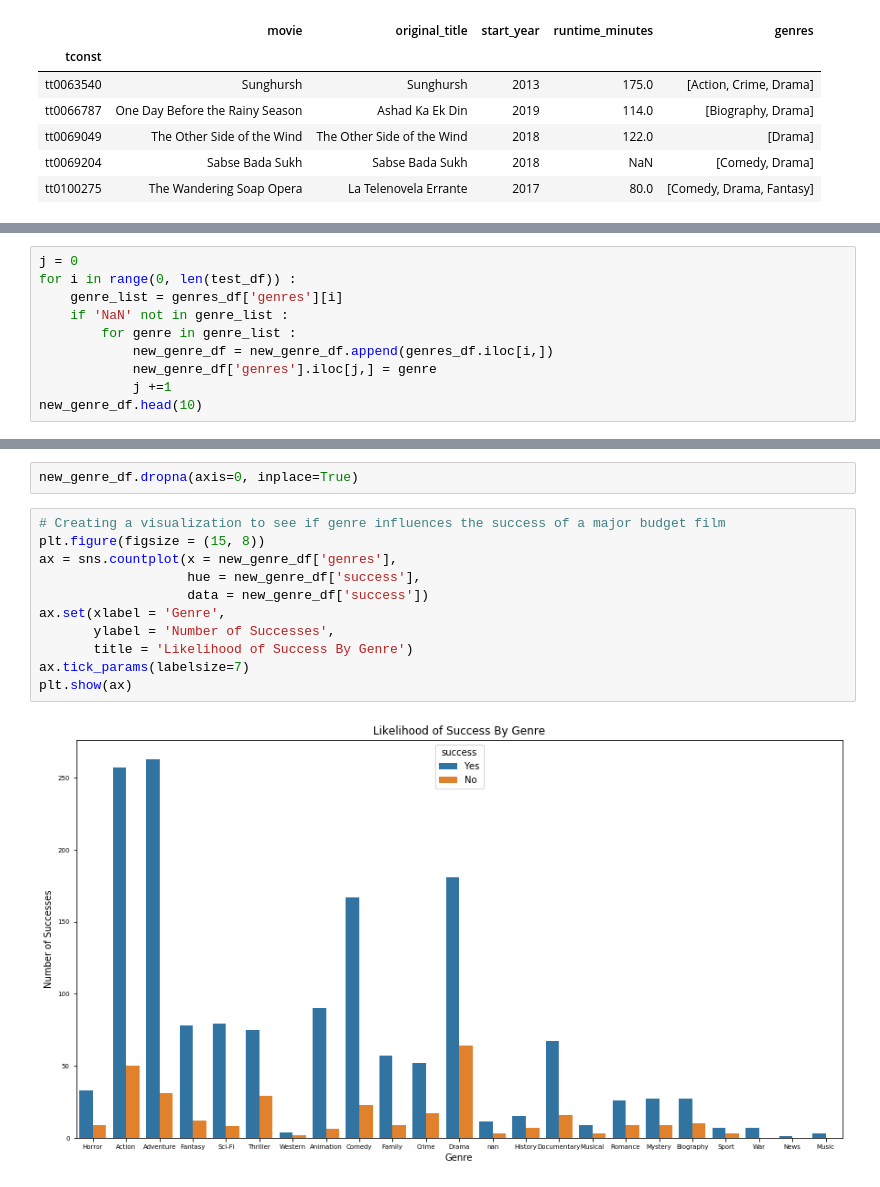
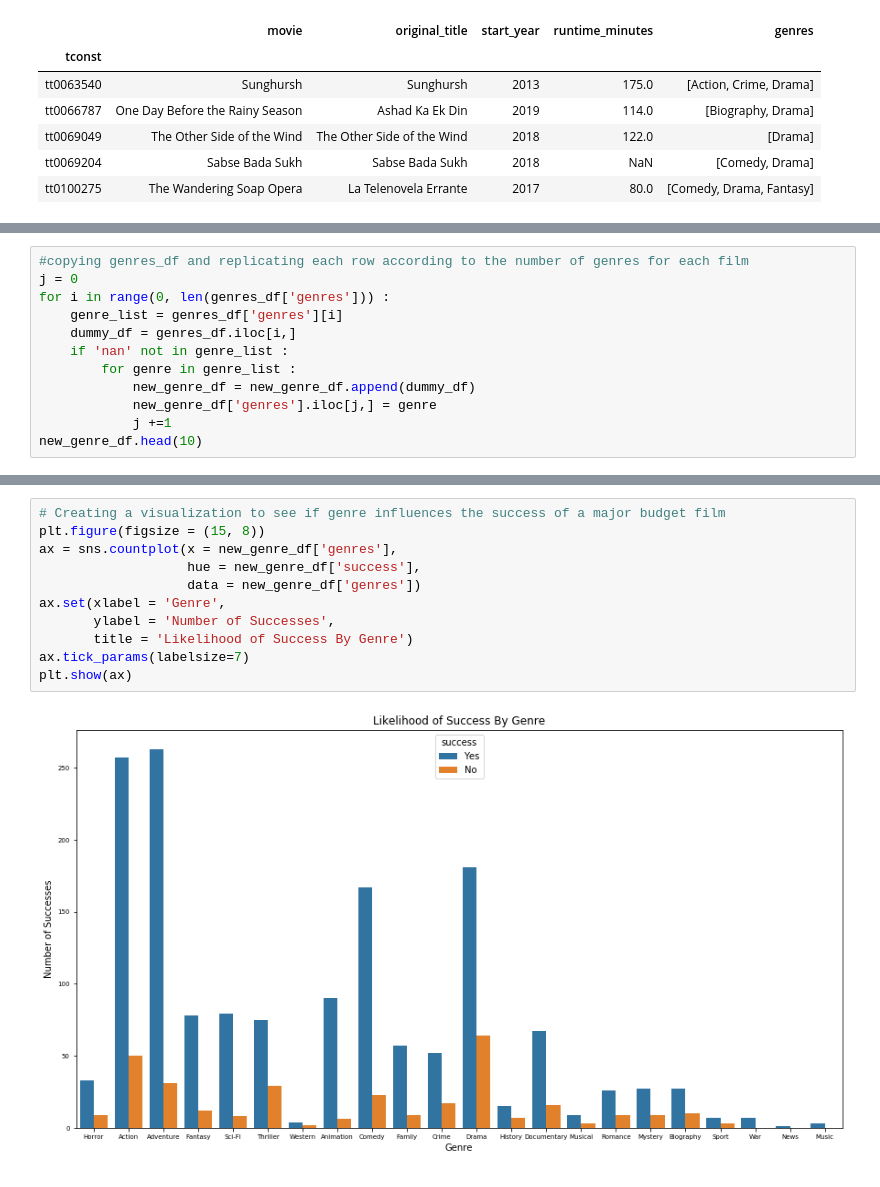
Before and after one commit to Lionslicer-Coding/dsc-mod-1-project-v2-1-onl01-dtsc-pt-030220, a Jupyter notebook: student.ipynb, the cells around one changed output, grey strips where cells are left out. Cells and saved outputs as stored; diff of their text form.

```diff
--- a/student.ipynb
+++ b/student.ipynb
@@ -309,12 +289,14 @@ new_genre_df.head()
 # %% [output]
 |  | release_date | movie | production_budget | profit | roi | success | genres |
 # %%
+#copying genres_df and replicating each row according to the number of genres for each film
 j = 0
-for i in range(0, len(test_df)) :
+for i in range(0, len(genres_df['genres'])) :
     genre_list = genres_df['genres'][i]
-    if 'NaN' not in genre_list :
+    dummy_df = genres_df.iloc[i,]
+    if 'nan' not in genre_list :
         for genre in genre_list :
-            new_genre_df = new_genre_df.append(genres_df.iloc[i,])
+            new_genre_df = new_genre_df.append(dummy_df)
             new_genre_df['genres'].iloc[j,] = genre
             j +=1
 new_genre_df.head(10)
@@ -338,19 +312,17 @@ See the caveats in the documentation: http://pandas.pydata.org/pandas-docs/stabl
 | 3 | 2015-05-01 | Avengers: Age of Ultron | 330600000 | 1072413963 | 324.384139 | Yes | Action |
 | 3 | 2015-05-01 | Avengers: Age of Ultron | 330600000 | 1072413963 | 324.384139 | Yes | Adventure |
 | 3 | 2015-05-01 | Avengers: Age of Ultron | 330600000 | 1072413963 | 324.384139 | Yes | Sci-Fi |
-# %%
-new_genre_df.dropna(axis=0, inplace=True)
 # %%
 # Creating a visualization to see if genre influences the success of a major budget film
 plt.figure(figsize = (15, 8))
 ax = sns.countplot(x = new_genre_df['genres'],
                    hue = new_genre_df['success'],
-                   data = new_genre_df['success'])
+                   data = new_genre_df['genres'])
 ax.set(xlabel = 'Genre',
        ylabel = 'Number of Successes',
        title = 'Likelihood of Success By Genre')
 ax.tick_params(labelsize=7)
 plt.show(ax)
 # %% [output]
-[figure, old version]
+[figure, new version]
 # %%
```
Also changed, not shown: parts of 19 cells of this notebook.
